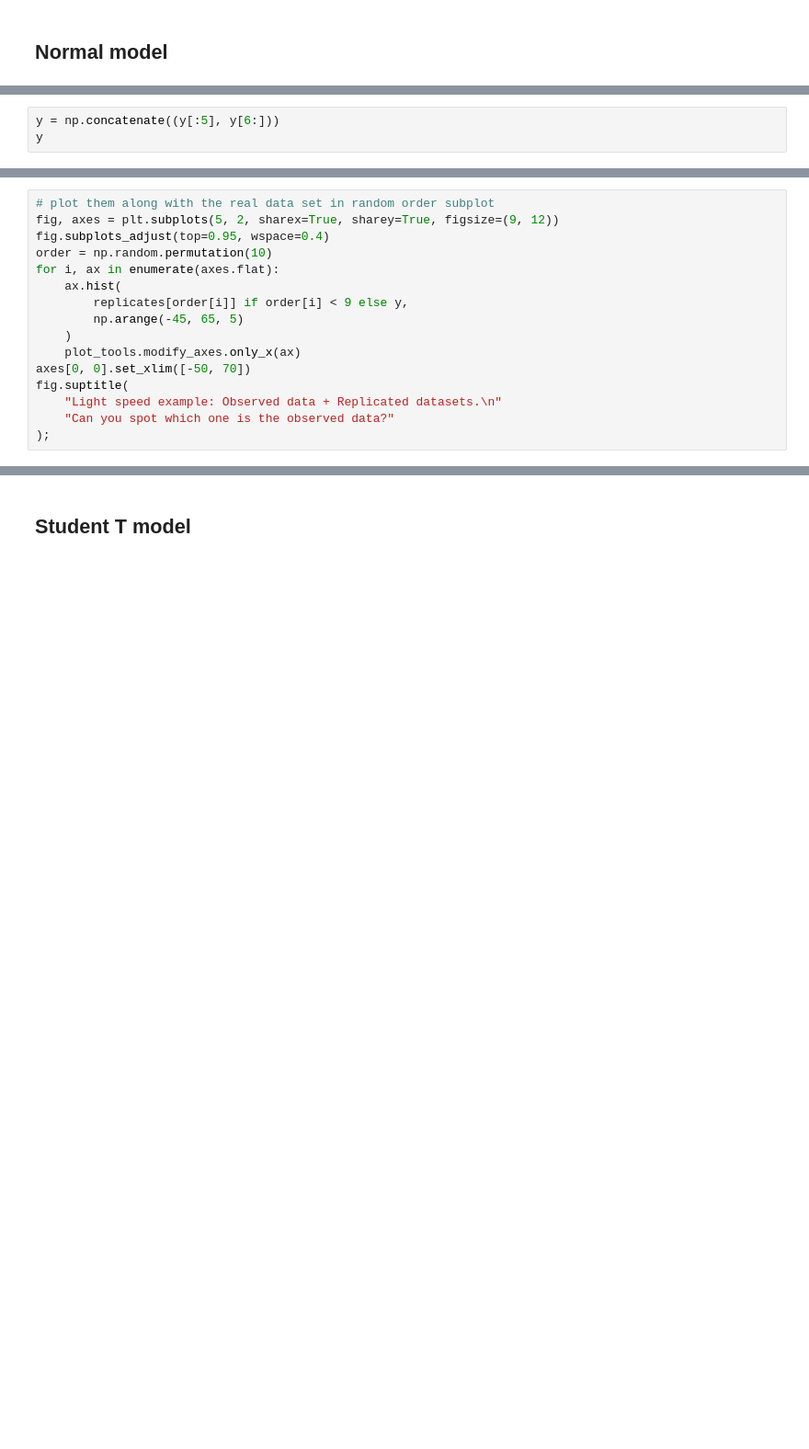
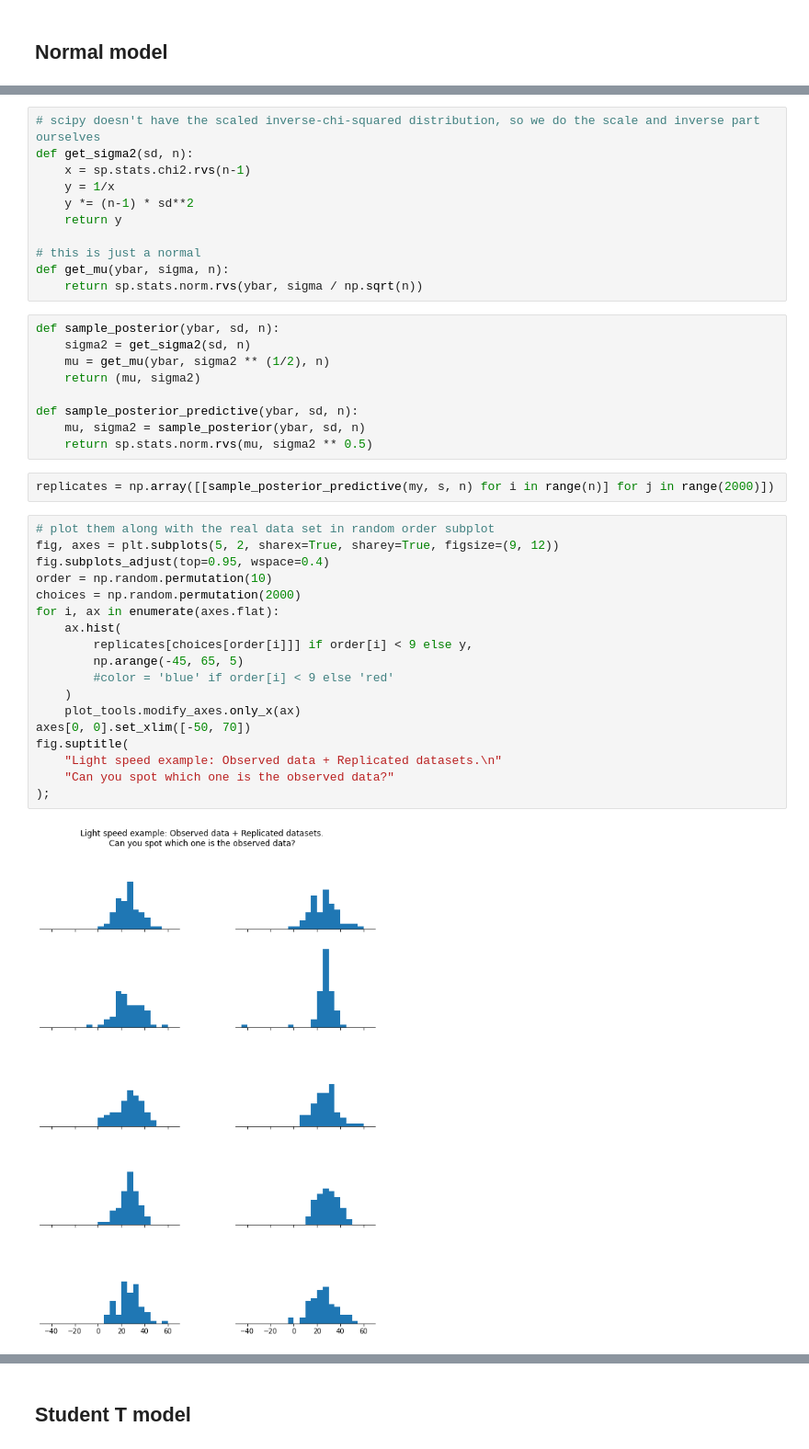
Before and after one commit to mpdylan/INFO510-public, a Jupyter notebook: notebooks/checking/speed_of_light_ppc.ipynb, the cells around one changed output, grey strips where cells are left out. Shown at 92% size. Drawn from its saved outputs; the diff is of its cells as text; blank space fills up the shorter version.

```diff
--- a/notebooks/checking/speed_of_light_ppc.ipynb
+++ b/notebooks/checking/speed_of_light_ppc.ipynb
@@ -22,6 +22,3 @@ n = len(y)
 s2 = np.var(y, ddof=1)  # Here ddof=1 is used to get the sample estimate.
 s = np.sqrt(s2)
 my = np.mean(y)
-# %%
-y = np.concatenate((y[:5], y[6:]))
-y
@@ -30,18 +25,44 @@ replicates = np.random.standard_t(n-1, size=(9,n)) * np.sqrt(1+1/n)*s + my
+# %%
+# scipy doesn't have the scaled inverse-chi-squared distribution, so we do the scale and inverse part ourselves
+def get_sigma2(sd, n):
+    x = sp.stats.chi2.rvs(n-1)
+    y = 1/x
+    y *= (n-1) * sd**2
+    return y
+
+# this is just a normal
+def get_mu(ybar, sigma, n):
+    return sp.stats.norm.rvs(ybar, sigma / np.sqrt(n))
+# %%
+def sample_posterior(ybar, sd, n):
+    sigma2 = get_sigma2(sd, n)
+    mu = get_mu(ybar, sigma2 ** (1/2), n)
+    return (mu, sigma2)
+
+def sample_posterior_predictive(ybar, sd, n):
+    mu, sigma2 = sample_posterior(ybar, sd, n)
+    return sp.stats.norm.rvs(mu, sigma2 ** 0.5)
+# %%
+replicates = np.array([[sample_posterior_predictive(my, s, n) for i in range(n)] for j in range(2000)])
 # %%
 # plot them along with the real data set in random order subplot
 fig, axes = plt.subplots(5, 2, sharex=True, sharey=True, figsize=(9, 12))
 fig.subplots_adjust(top=0.95, wspace=0.4)
 order = np.random.permutation(10)
+choices = np.random.permutation(2000)
 for i, ax in enumerate(axes.flat):
     ax.hist(
-        replicates[order[i]] if order[i] < 9 else y,
+        replicates[choices[order[i]]] if order[i] < 9 else y,
         np.arange(-45, 65, 5)
+        #color = 'blue' if order[i] < 9 else 'red'
     )
     plot_tools.modify_axes.only_x(ax)
 axes[0, 0].set_xlim([-50, 70])
 fig.suptitle(
     "Light speed example: Observed data + Replicated datasets.\n"
     "Can you spot which one is the observed data?"
 );
+# %% [output]
+[figure, added]
 # %%
 minimums = np.min(replicates, axis = 1)
```
Also changed, not shown: parts of 16 cells of this notebook.
